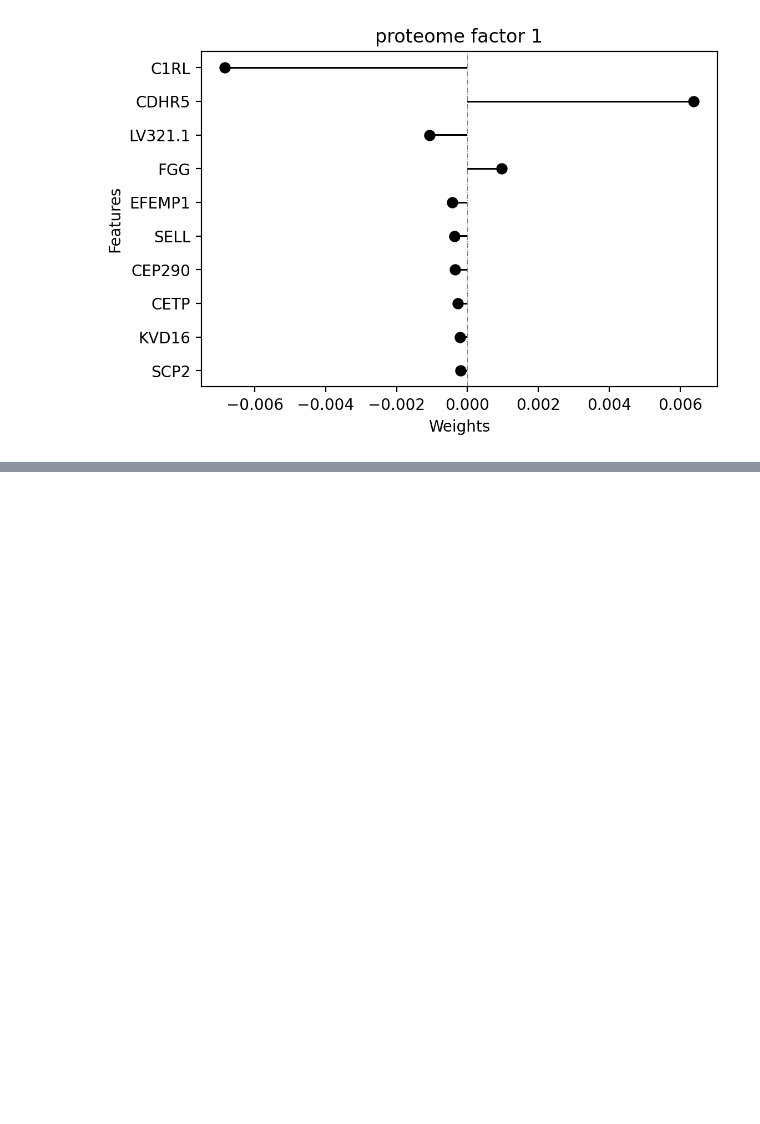
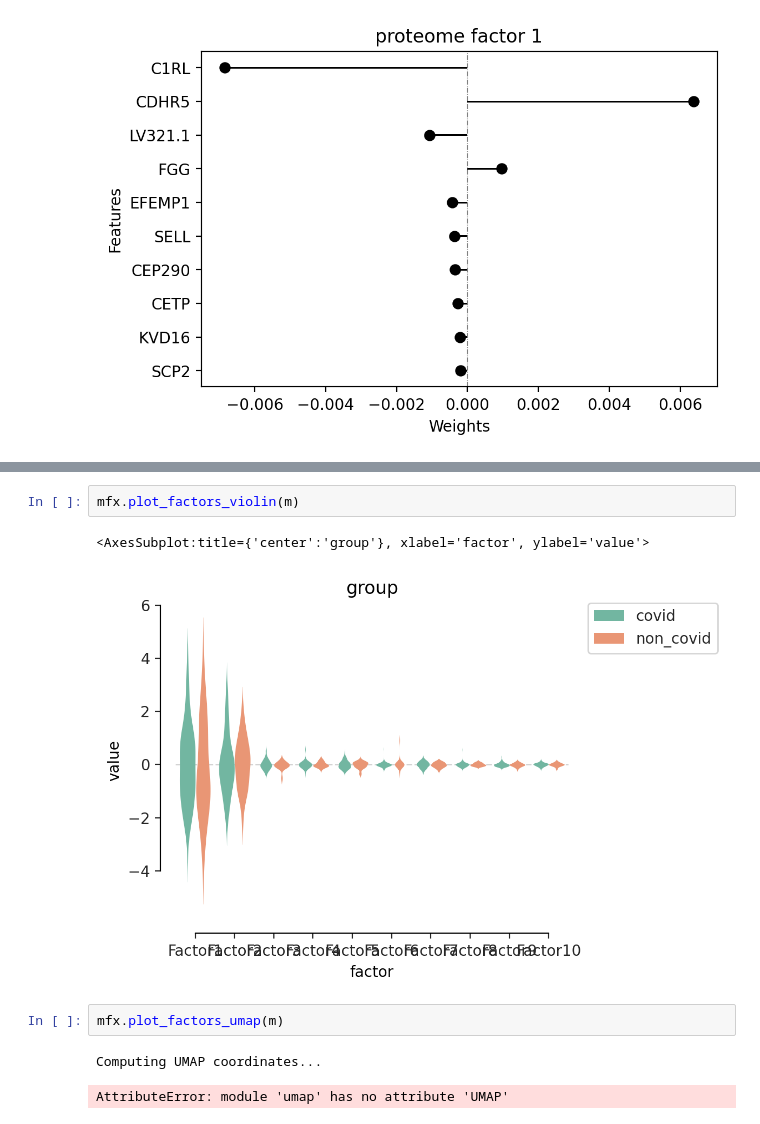
Before and after one commit to glasgowcompbio/pyMultiOmics, a Jupyter notebook: notebooks/mofax.ipynb, the cells around one changed output, grey strips where cells are left out. Cells and saved outputs as stored; diff of their text form; blank space fills up the shorter version.

```diff
--- a/notebooks/mofax.ipynb
+++ b/notebooks/mofax.ipynb
@@ -583,0 +606,10 @@ plot_top_features(m, factors = 1, views = 'proteome', n_features = 10)
+# %%
+mfx.plot_factors_violin(m)
+# %% [output]
+<AxesSubplot:title={'center':'group'}, xlabel='factor', ylabel='value'>
+[figure, added]
+# %%
+mfx.plot_factors_umap(m)
+# %% [output]
+Computing UMAP coordinates...
+AttributeError: module 'umap' has no attribute 'UMAP'
```
Also changed, not shown: parts of 9 cells of this notebook, 4 other files.
